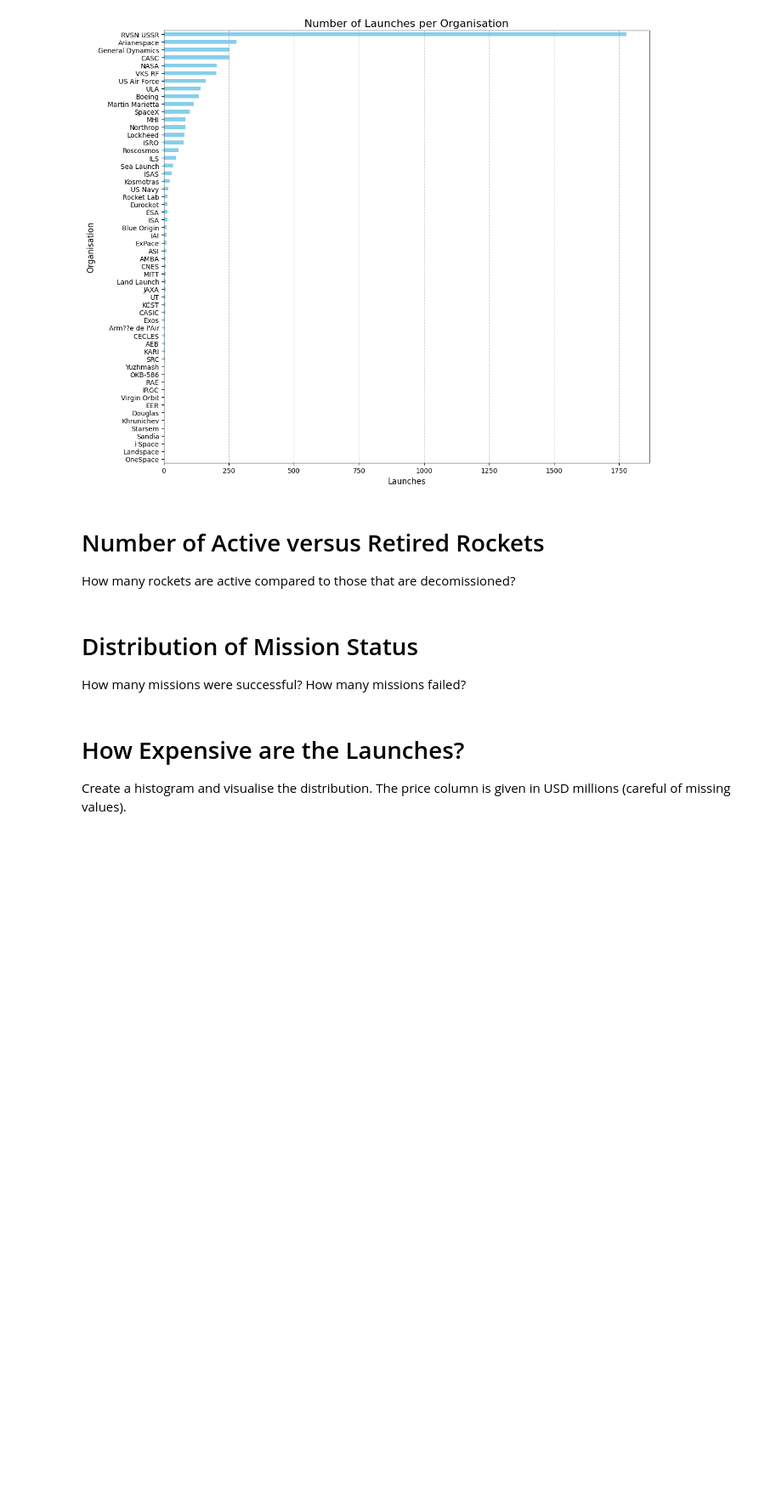
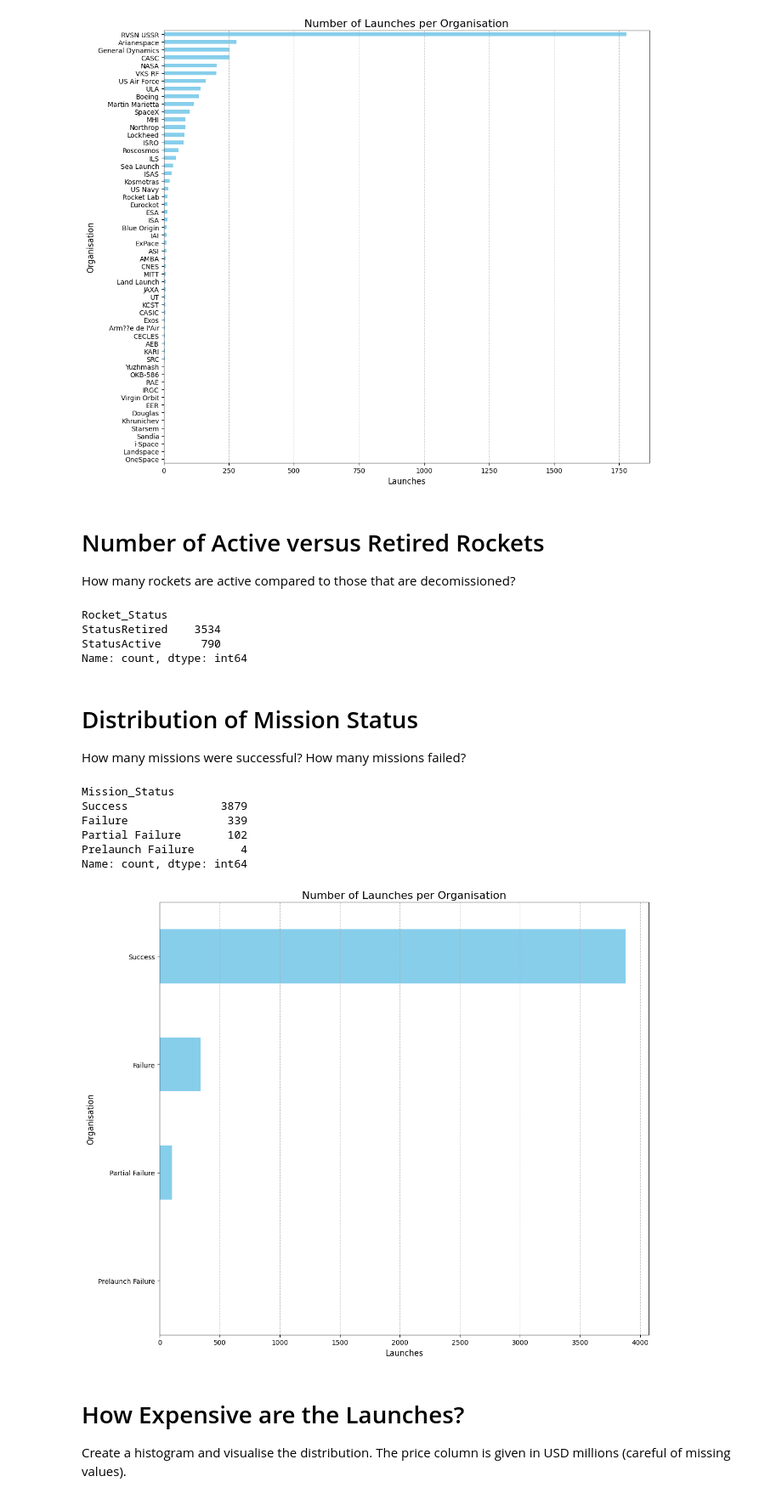
Before and after one commit to Lucasqrz1/100_days_of_code, a Jupyter notebook: Day_99/Space_Missions_Analysis_(start).ipynb, the cells around one changed output. Shown at 85% size. Saved outputs shown, nothing was run; the diff lists cells and outputs as text; code cells hidden in the pictures; blank space fills up the shorter version.

Commit message:
analysing launches and active equipmentpreliminary exploration

```diff
--- a/Day_99/Space_Missions_Analysis_(start).ipynb
+++ b/Day_99/Space_Missions_Analysis_(start).ipynb
@@ -176,11 +176,43 @@ plt.show()
 # Number of Active versus Retired Rockets
 
 How many rockets are active compared to those that are decomissioned?
+# %%
+status_counts = df_data['Rocket_Status'].value_counts()
+print(status_counts)
+# %% [output]
+Rocket_Status
+StatusRetired    3534
+StatusActive      790
+Name: count, dtype: int64
 # %% [markdown]
 # Distribution of Mission Status
 
 How many missions were successful?
 How many missions failed?
+# %%
+mission_counts = df_data['Mission_Status'].value_counts()
+print(mission_counts)
+# %% [output]
+Mission_Status
+Success              3879
+Failure               339
+Partial Failure       102
+Prelaunch Failure       4
+Name: count, dtype: int64
+# %%
+mission_counts = df_data['Mission_Status'].value_counts().sort_values(ascending=True)
+
+# plot the chart
+plt.figure(figsize=(12, 10))
+mission_counts.plot(kind='barh', color='skyblue')
+plt.title('Number of Launches per Organisation', fontsize=16)
+plt.xlabel('Launches', fontsize=12)
+plt.ylabel('Organisation', fontsize=12)
+plt.grid(axis='x', linestyle='--', alpha=0.7)
+plt.tight_layout()
+plt.show()
+# %% [output]
+[figure, added]
 # %% [markdown]
 # How Expensive are the Launches?
 
```
Also changed, not shown: 1 other file.
